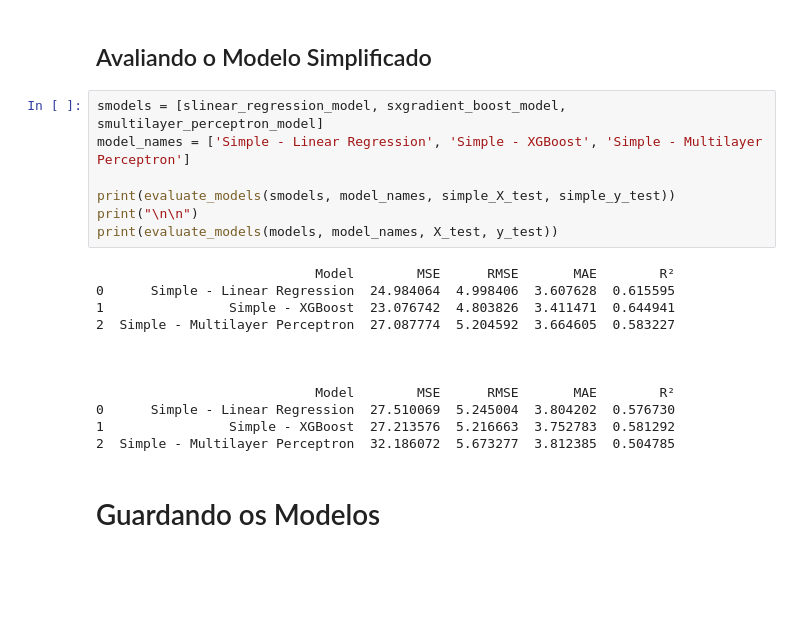
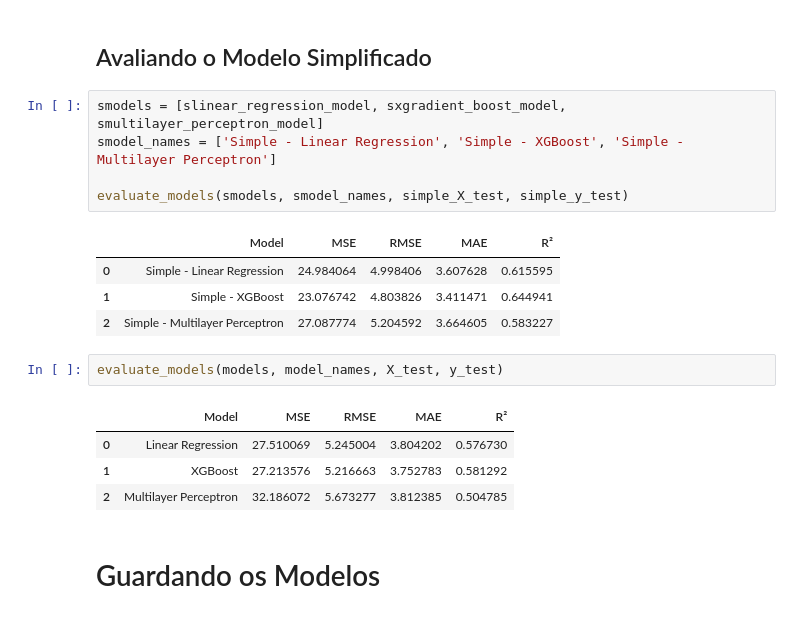
Before and after one commit to David-Jr/depression_prediction, a Jupyter notebook: depression_prediction.ipynb, the cells around one changed output. Cells and saved outputs as stored; diff of their text form; blank space fills up the shorter version.

```diff
--- a/depression_prediction.ipynb
+++ b/depression_prediction.ipynb
@@ -264,23 +318,21 @@ MLPRegressor(max_iter=1000, random_state=42)
 ## Avaliando o Modelo Simplificado
 # %%
 smodels = [slinear_regression_model, sxgradient_boost_model, smultilayer_perceptron_model]
-model_names = ['Simple - Linear Regression', 'Simple - XGBoost', 'Simple - Multilayer Perceptron']
+smodel_names = ['Simple - Linear Regression', 'Simple - XGBoost', 'Simple - Multilayer Perceptron']
 
-print(evaluate_models(smodels, model_names, simple_X_test, simple_y_test))
-print("\n\n")
-print(evaluate_models(models, model_names, X_test, y_test))
+evaluate_models(smodels, smodel_names, simple_X_test, simple_y_test)
 # %% [output]
-                            Model        MSE      RMSE       MAE        R²
-0      Simple - Linear Regression  24.984064  4.998406  3.607628  0.615595
-1                Simple - XGBoost  23.076742  4.803826  3.411471  0.644941
-2  Simple - Multilayer Perceptron  27.087774  5.204592  3.664605  0.583227
-
-
-
-                            Model        MSE      RMSE       MAE        R²
-0      Simple - Linear Regression  27.510069  5.245004  3.804202  0.576730
-1                Simple - XGBoost  27.213576  5.216663  3.752783  0.581292
-2  Simple - Multilayer Perceptron  32.186072  5.673277  3.812385  0.504785
+|  | Model | MSE | RMSE | MAE | R² |
+| 0 | Simple - Linear Regression | 24.984064 | 4.998406 | 3.607628 | 0.615595 |
+| 1 | Simple - XGBoost | 23.076742 | 4.803826 | 3.411471 | 0.644941 |
+| 2 | Simple - Multilayer Perceptron | 27.087774 | 5.204592 | 3.664605 | 0.583227 |
+# %%
+evaluate_models(models, model_names, X_test, y_test)
+# %% [output]
+|  | Model | MSE | RMSE | MAE | R² |
+| 0 | Linear Regression | 27.510069 | 5.245004 | 3.804202 | 0.576730 |
+| 1 | XGBoost | 27.213576 | 5.216663 | 3.752783 | 0.581292 |
+| 2 | Multilayer Perceptron | 32.186072 | 5.673277 | 3.812385 | 0.504785 |
 # %% [markdown]
 # Guardando os Modelos
 # %%
```
Also changed, not shown: parts of 2 cells of this notebook, 1 other file.
